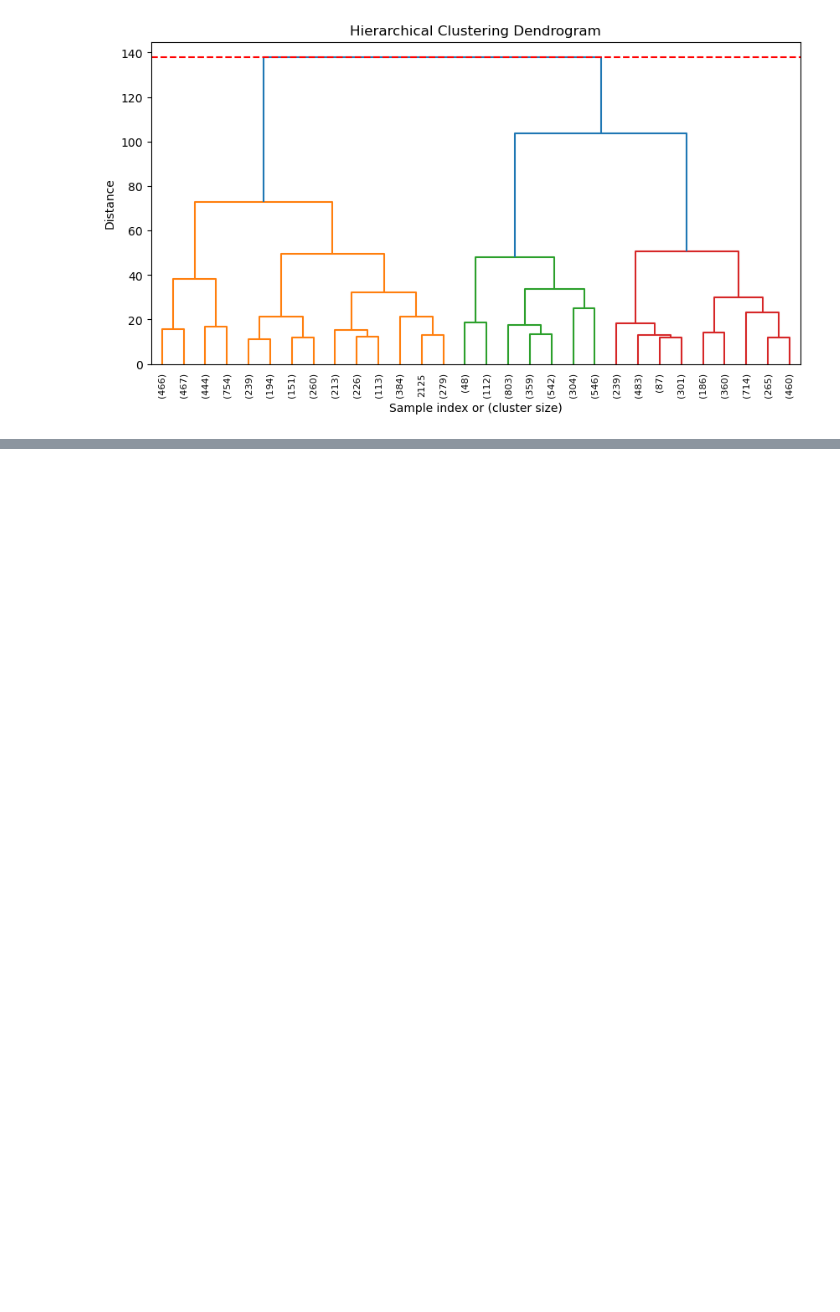
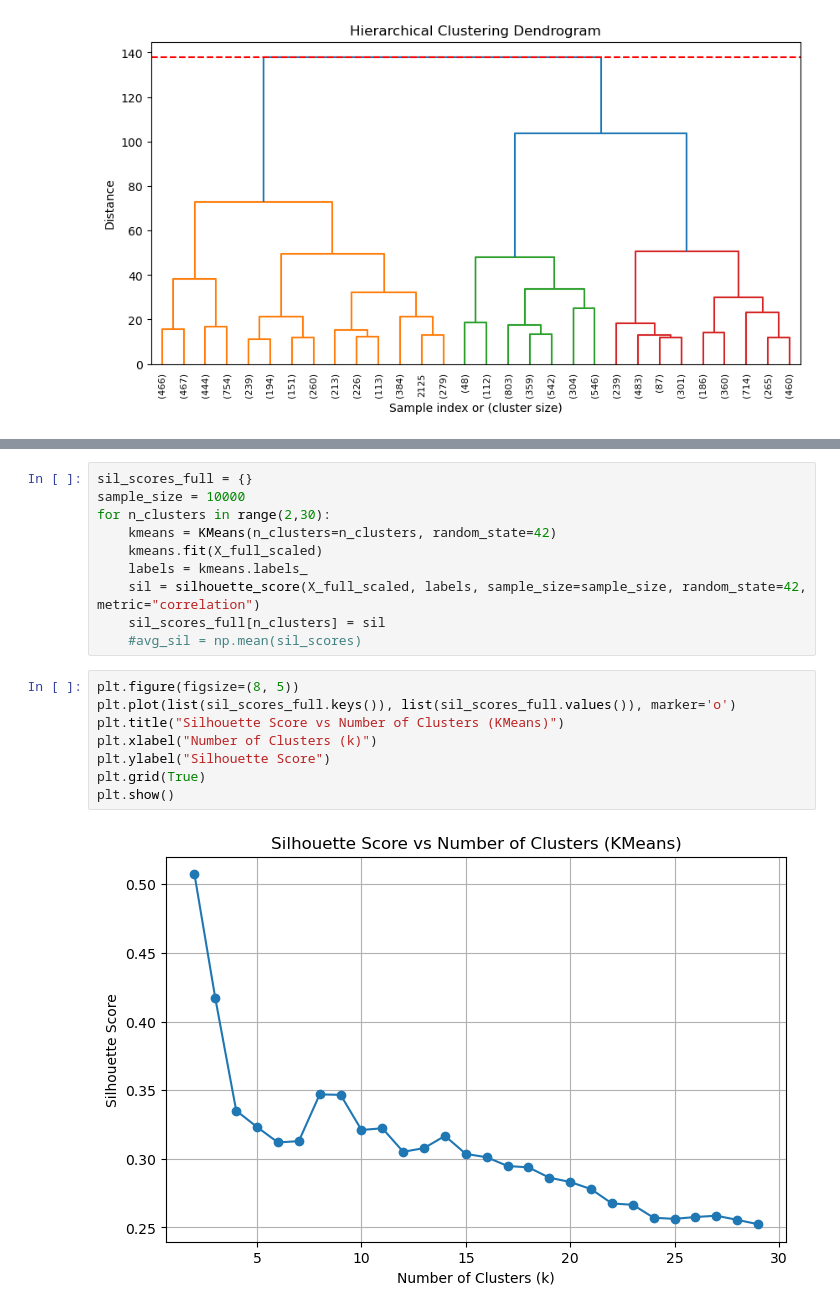
Before and after one commit to Simon-Simonsen/ML-project, a Jupyter notebook: PCA_cluster.ipynb, the cells around one changed output, grey strips where cells are left out. Cells and saved outputs as stored; diff of their text form; blank space fills up the shorter version.

```diff
--- a/PCA_cluster.ipynb
+++ b/PCA_cluster.ipynb
@@ -409,0 +452,20 @@ plt.show()
+# %%
+sil_scores_full = {}
+sample_size = 10000
+for n_clusters in range(2,30):
+    kmeans = KMeans(n_clusters=n_clusters, random_state=42)
+    kmeans.fit(X_full_scaled)
+    labels = kmeans.labels_
+    sil = silhouette_score(X_full_scaled, labels, sample_size=sample_size, random_state=42, metric="correlation")
+    sil_scores_full[n_clusters] = sil
+    #avg_sil = np.mean(sil_scores)
+# %%
+plt.figure(figsize=(8, 5))
+plt.plot(list(sil_scores_full.keys()), list(sil_scores_full.values()), marker='o')
+plt.title("Silhouette Score vs Number of Clusters (KMeans)")
+plt.xlabel("Number of Clusters (k)")
+plt.ylabel("Silhouette Score")
+plt.grid(True)
+plt.show()
+# %% [output]
+[figure, added]
```
Also changed, not shown: parts of 12 cells of this notebook, 1 other file.
